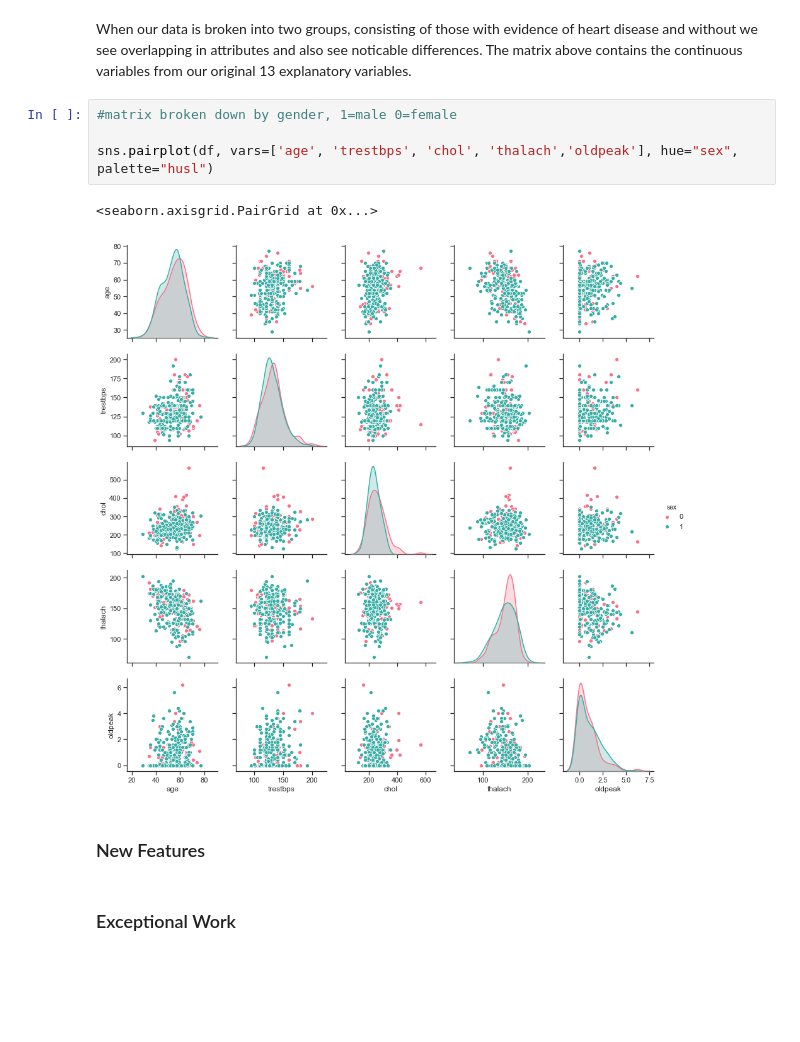
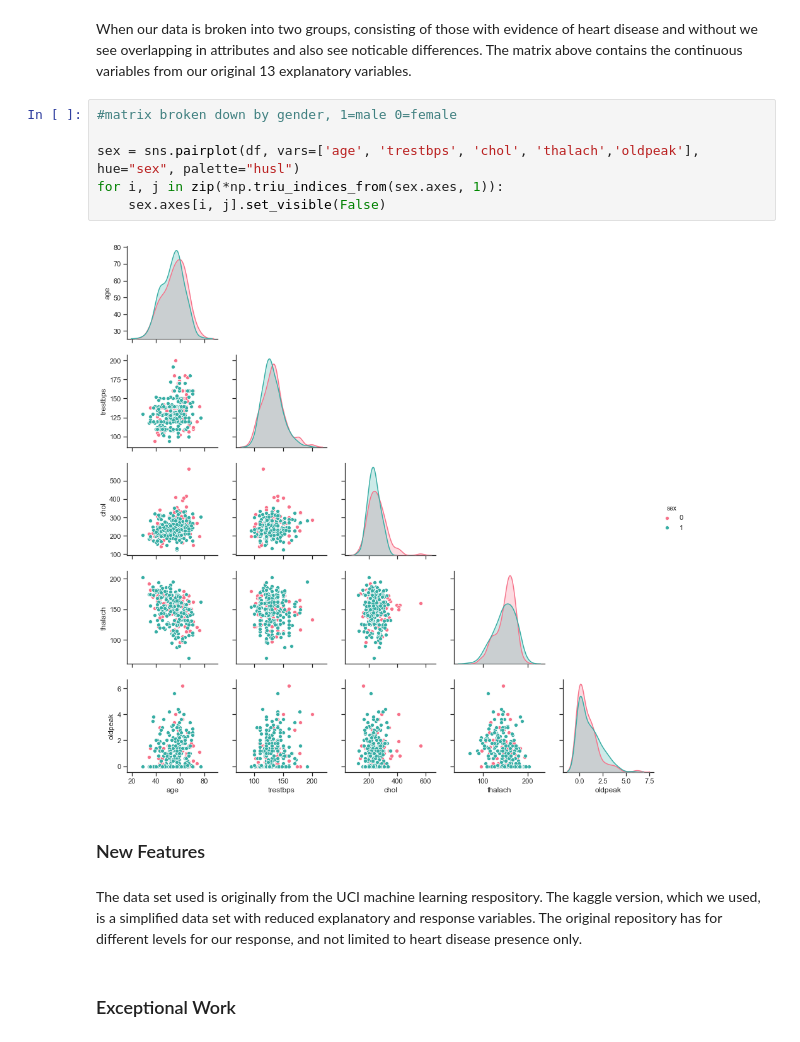
Before and after one commit to realdanielbyrne/Data_Mining_Labs, a Jupyter notebook: Lab1.ipynb, the cells around one changed output. Saved outputs shown, nothing was run; the diff lists cells and outputs as text; blank space fills up the shorter version.

```diff
--- a/Lab1.ipynb
+++ b/Lab1.ipynb
@@ -199,11 +199,14 @@ When our data is broken into two groups, consisting of those with evidence of he
 # %%
 #matrix broken down by gender, 1=male 0=female
 
-sns.pairplot(df, vars=['age', 'trestbps', 'chol', 'thalach','oldpeak'], hue="sex", palette="husl")
+sex = sns.pairplot(df, vars=['age', 'trestbps', 'chol', 'thalach','oldpeak'], hue="sex", palette="husl")
+for i, j in zip(*np.triu_indices_from(sex.axes, 1)):
+    sex.axes[i, j].set_visible(False)
 # %% [output]
-<seaborn.axisgrid.PairGrid at 0x...>
-[figure, old version]
+[figure, new version]
 # %% [markdown]
 ### New Features
+# %% [markdown]
+The data set used is originally from the UCI machine learning respository. The kaggle version, which we used,  is a simplified data set with reduced explanatory and response variables. The original repository has for different levels for our response, and not limited to heart disease presence only.
 # %% [markdown]
 ### Exceptional Work
```
